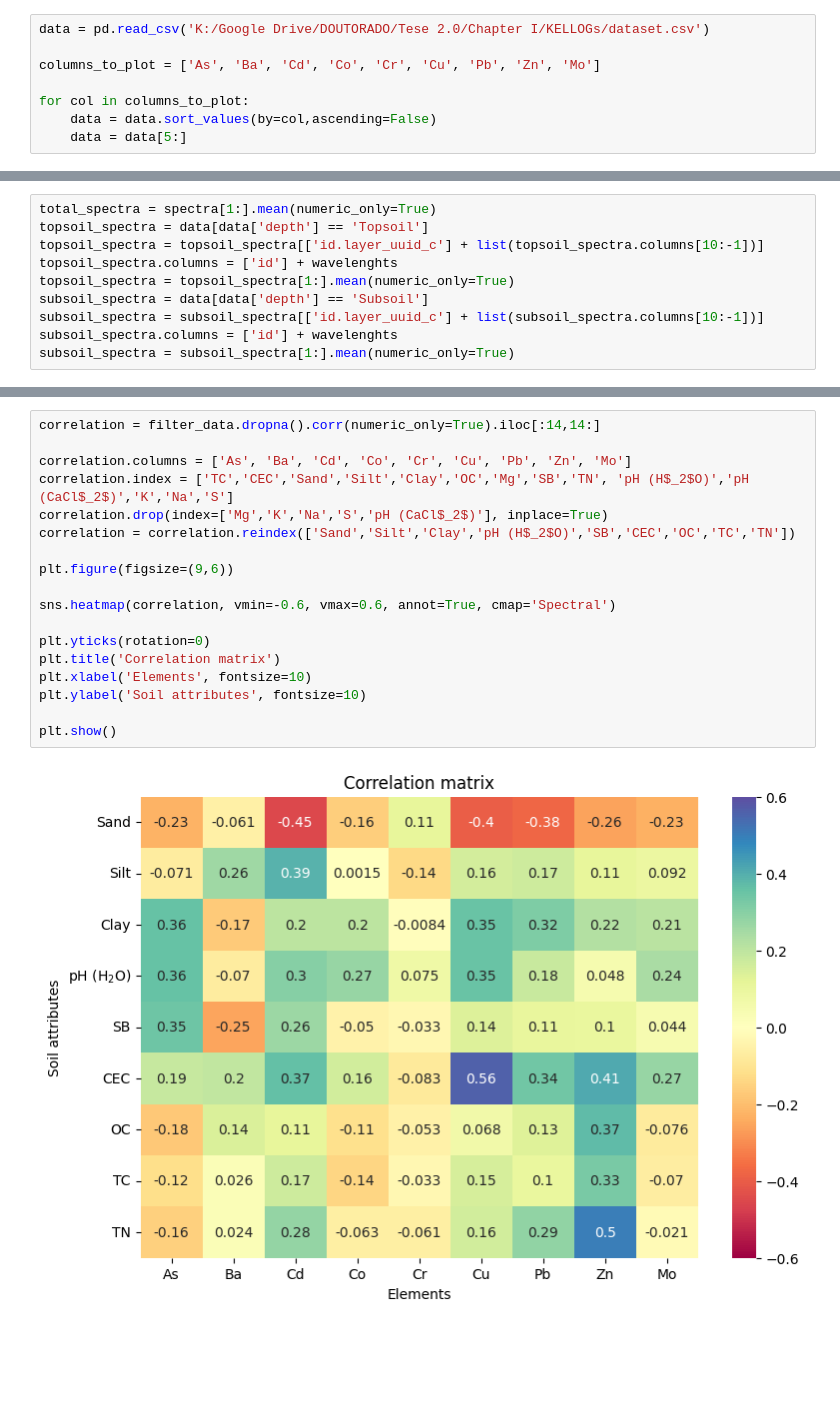
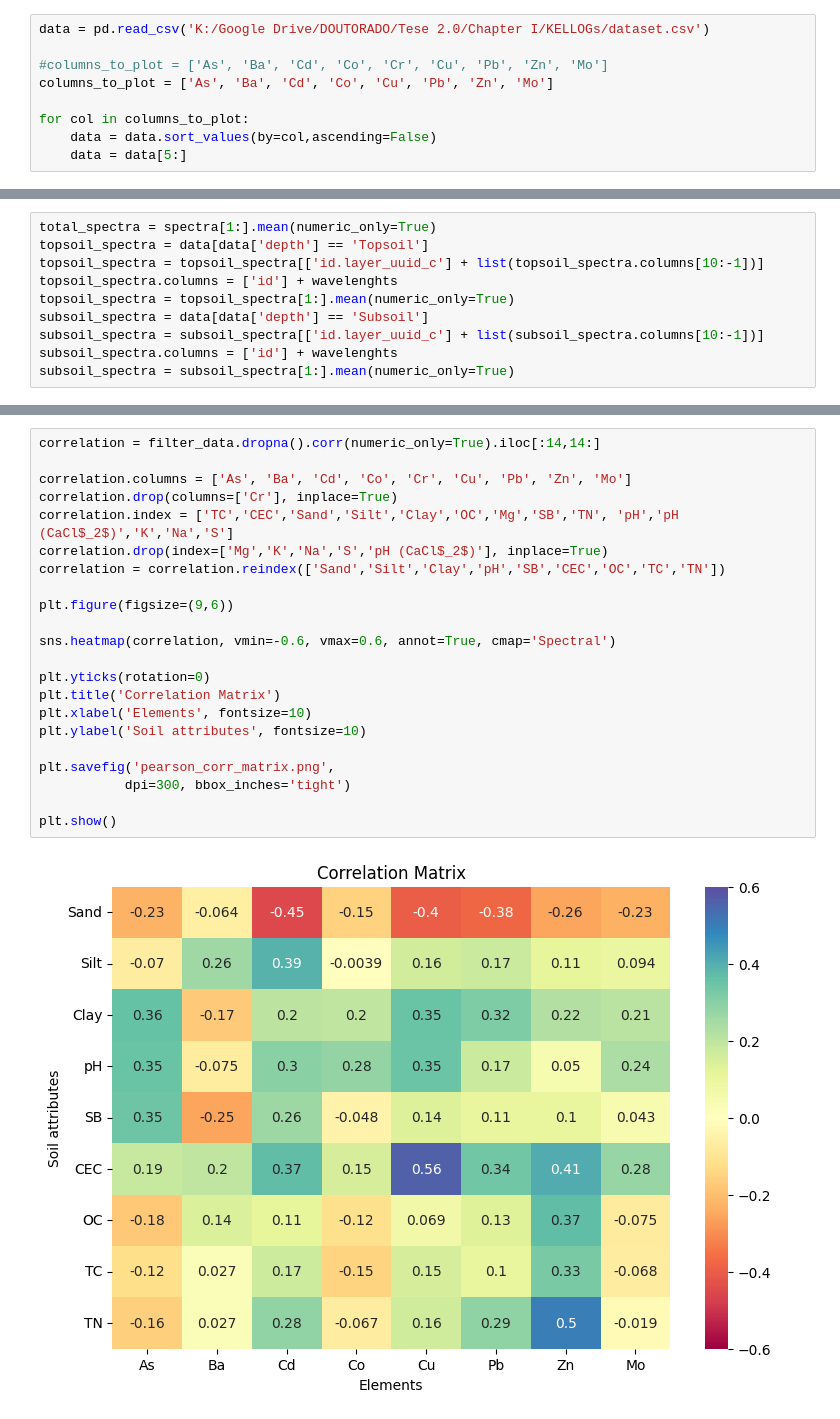
Before and after one commit to angelomaia/discretization-soil-spectroscopy, a Jupyter notebook: contents_data_analysis.ipynb, the cells around one changed output, grey strips where cells are left out. Saved outputs shown, nothing was run; the diff lists cells and outputs as text; blank space fills up the shorter version.

```diff
--- a/contents_data_analysis.ipynb
+++ b/contents_data_analysis.ipynb
@@ -7,7 +7,8 @@ from sklearn.preprocessing import MinMaxScaler
 # %%
 data = pd.read_csv('K:/Google Drive/DOUTORADO/Tese 2.0/Chapter I/KELLOGs/dataset.csv')
 
-columns_to_plot = ['As', 'Ba', 'Cd', 'Co', 'Cr', 'Cu', 'Pb', 'Zn', 'Mo']
+#columns_to_plot = ['As', 'Ba', 'Cd', 'Co', 'Cr', 'Cu', 'Pb', 'Zn', 'Mo']
+columns_to_plot = ['As', 'Ba', 'Cd', 'Co', 'Cu', 'Pb', 'Zn', 'Mo']
 
 for col in columns_to_plot:
     data = data.sort_values(by=col,ascending=False)
@@ -191,20 +283,24 @@ plt.show()
 # %%
 correlation = filter_data.dropna().corr(numeric_only=True).iloc[:14,14:]
 
 correlation.columns = ['As', 'Ba', 'Cd', 'Co', 'Cr', 'Cu', 'Pb', 'Zn', 'Mo']
-correlation.index = ['TC','CEC','Sand','Silt','Clay','OC','Mg','SB','TN', 'pH (H$_2$O)','pH (CaCl$_2$)','K','Na','S']
+correlation.drop(columns=['Cr'], inplace=True)
+correlation.index = ['TC','CEC','Sand','Silt','Clay','OC','Mg','SB','TN', 'pH','pH (CaCl$_2$)','K','Na','S']
 correlation.drop(index=['Mg','K','Na','S','pH (CaCl$_2$)'], inplace=True)
-correlation = correlation.reindex(['Sand','Silt','Clay','pH (H$_2$O)','SB','CEC','OC','TC','TN'])
+correlation = correlation.reindex(['Sand','Silt','Clay','pH','SB','CEC','OC','TC','TN'])
 
 plt.figure(figsize=(9,6))
 
 sns.heatmap(correlation, vmin=-0.6, vmax=0.6, annot=True, cmap='Spectral')
 
 plt.yticks(rotation=0)
-plt.title('Correlation matrix')
+plt.title('Correlation Matrix')
 plt.xlabel('Elements', fontsize=10)
 plt.ylabel('Soil attributes', fontsize=10)
 
+plt.savefig('pearson_corr_matrix.png',
+           dpi=300, bbox_inches='tight')
+
 plt.show()
 # %% [output]
-[figure, old version]
+[figure, new version]
```
Also changed, not shown: parts of 21 cells of this notebook, 1 other file.
